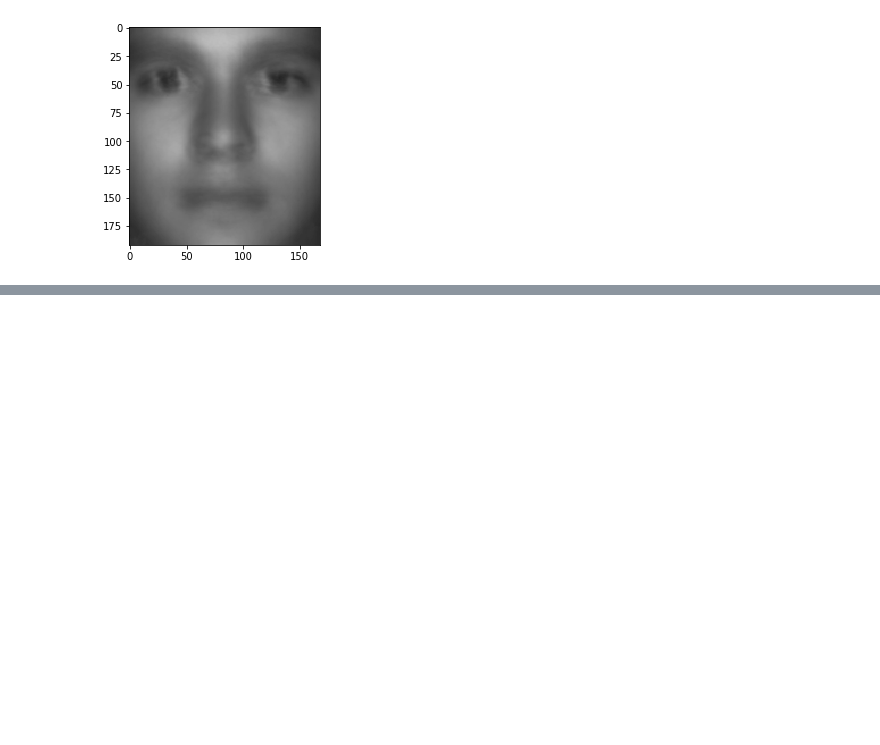
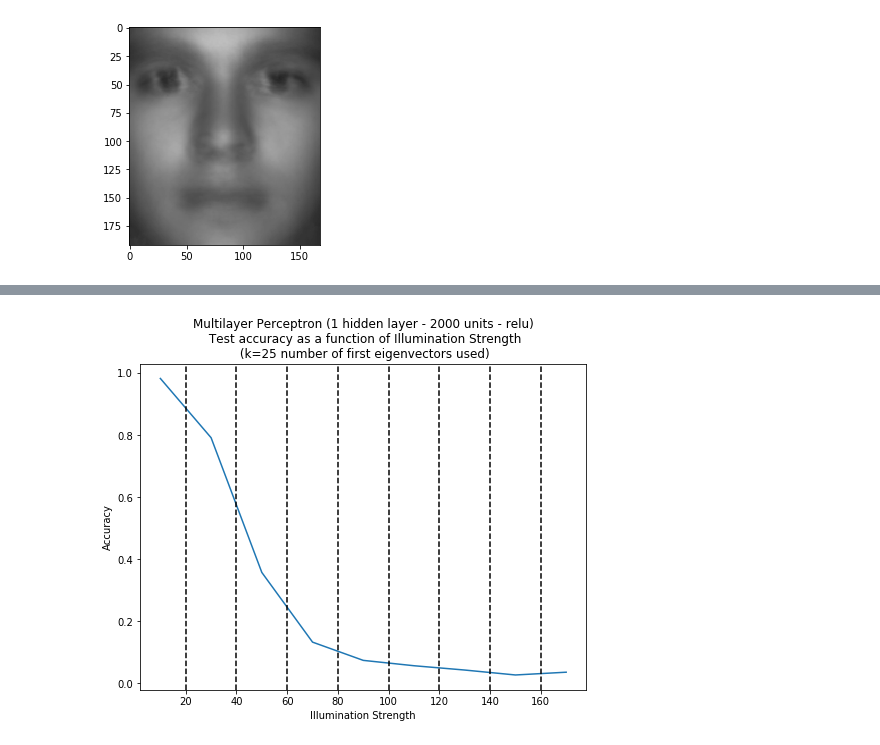
Before and after one commit to poupeaua/face-recognition, a Jupyter notebook: faceRec.ipynb, the cells around one changed output, grey strips where cells are left out. Drawn from its saved outputs; the diff is of its cells as text; code cells hidden in the pictures; blank space fills up the shorter version.

```diff
--- a/faceRec.ipynb
+++ b/faceRec.ipynb
@@ -320,0 +409,18 @@ reduced_test_data = model.transform(test_data)
+# %%
+def classifierMLP(ist_values, ist_sep, k=25):
+    """
+    """
+    test_ist = np.array([illuminationStrength(illu[0], illu[1]) for illu in test_illu])
+
+    acc = np.zeros(len(ist_values)-1)
+    for i, ist in enumerate(ist_values[:-1]):
+        pca = PCA(n_components=25)
+        reduced_train_data = pca.fit_transform(train_data)
+        reduced_test_data = pca.transform(test_data)
+        mlp_clf = MLPClassifier(activation='relu', hidden_layer_sizes=(2000), max_iter=500)
+        mlp_clf.fit(reduced_train_data, train_label)
+        test_pred = mlp_clf.predict(reduced_test_data)
+        indexes = np.where((test_ist >= ist) & (test_ist <= ist+ist_sep))
+        curr_acc = accuracy_score(y_true=test_label[indexes] , y_pred=test_pred[indexes])
+        acc[i] = curr_acc
+    return acc
@@ -320,0 +436,11 @@ reduced_test_data = model.transform(test_data)
+# %%
+plt.figure(figsize=(8,6))
+plt.plot(ist_values[:-1]+10, acc_from_ist_pcak_mlp)
+for ist_bound in ist_values[1:-1]:
+    plt.axvline(x=ist_bound, linestyle='--', color='black')
+plt.xlabel("Illumination Strength")
+plt.ylabel("Accuracy")
+plt.title("Multilayer Perceptron (1 hidden layer - 2000 units - relu)\n Test accuracy as a function of Illumination Strength\n (k=25 number of first eigenvectors used)")
+plt.show()
+# %% [output]
+[figure, added]
```
Also changed, not shown: parts of 20 cells of this notebook, 8 other files.
